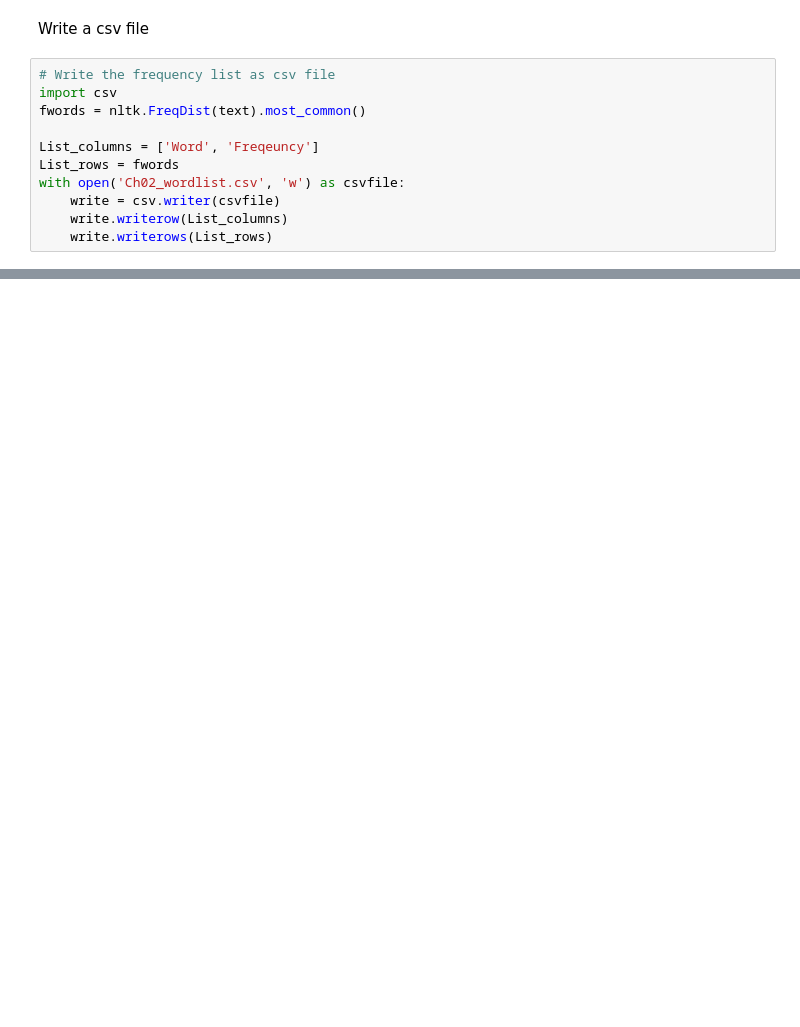
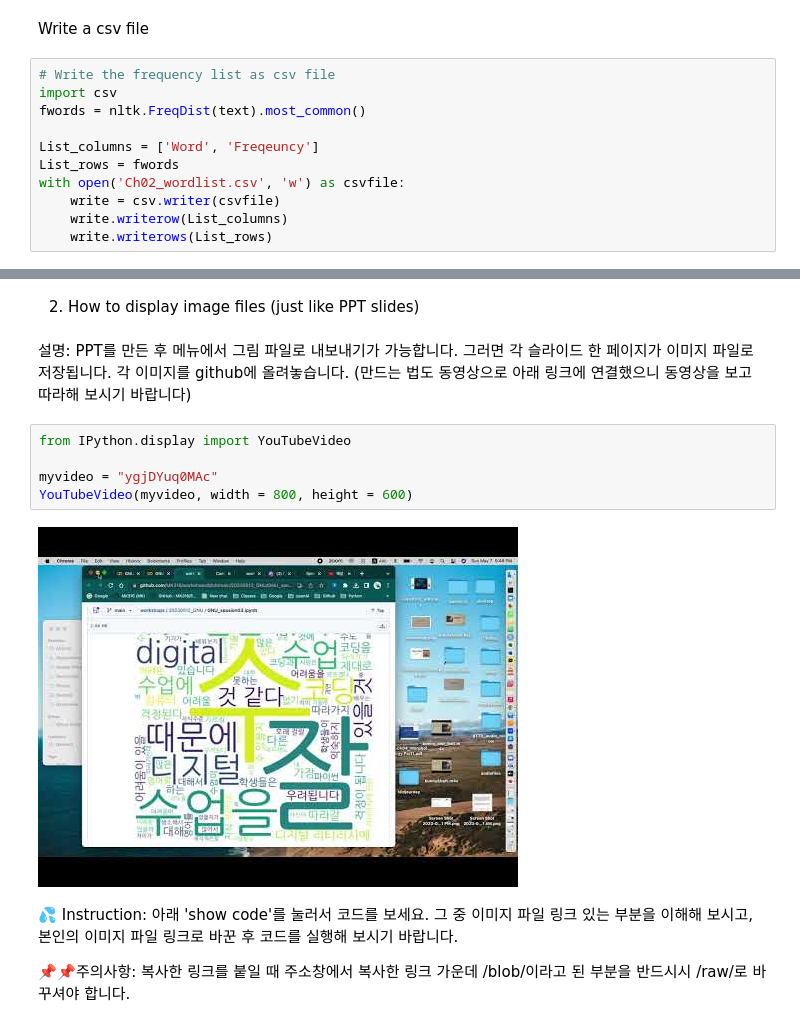
Before and after one commit to ihjeong427/DL23, a Jupyter notebook: DL_Final_practice.ipynb, the cells around one changed output, grey strips where cells are left out. Drawn from its saved outputs; the diff is of its cells as text; blank space fills up the shorter version.

```diff
--- a/DL_Final_practice.ipynb
+++ b/DL_Final_practice.ipynb
@@ -489,0 +758,15 @@ df
+# %% [markdown]
+2. How to display image files (just like PPT slides)
+# %% [markdown]
+설명: PPT를 만든 후 메뉴에서 그림 파일로 내보내기가 가능합니다. 그러면 각 슬라이드 한 페이지가 이미지 파일로 저장됩니다. 각 이미지를 github에 올려놓습니다. (만드는 법도 동영상으로 아래 링크에 연결했으니 동영상을 보고 따라해 보시기 바랍니다)
+# %%
+from IPython.display import YouTubeVideo
+
+myvideo = "ygjDYuq0MAc"
+YouTubeVideo(myvideo, width = 800, height = 600)
+# %% [output]
+[figure, added]
+# %% [markdown]
+💦 Instruction: 아래 'show code'를 눌러서 코드를 보세요. 그 중 이미지 파일 링크 있는 부분을 이해해 보시고, 본인의 이미지 파일 링크로 바꾼 후 코드를 실행해 보시기 바랍니다.
+
+📌📌주의사항: 복사한 링크를 붙일 때 주소창에서 복사한 링크 가운데 /blob/이라고 된 부분을 반드시시 /raw/로 바꾸셔야 합니다.
```
Also changed, not shown: parts of 42 cells of this notebook.
